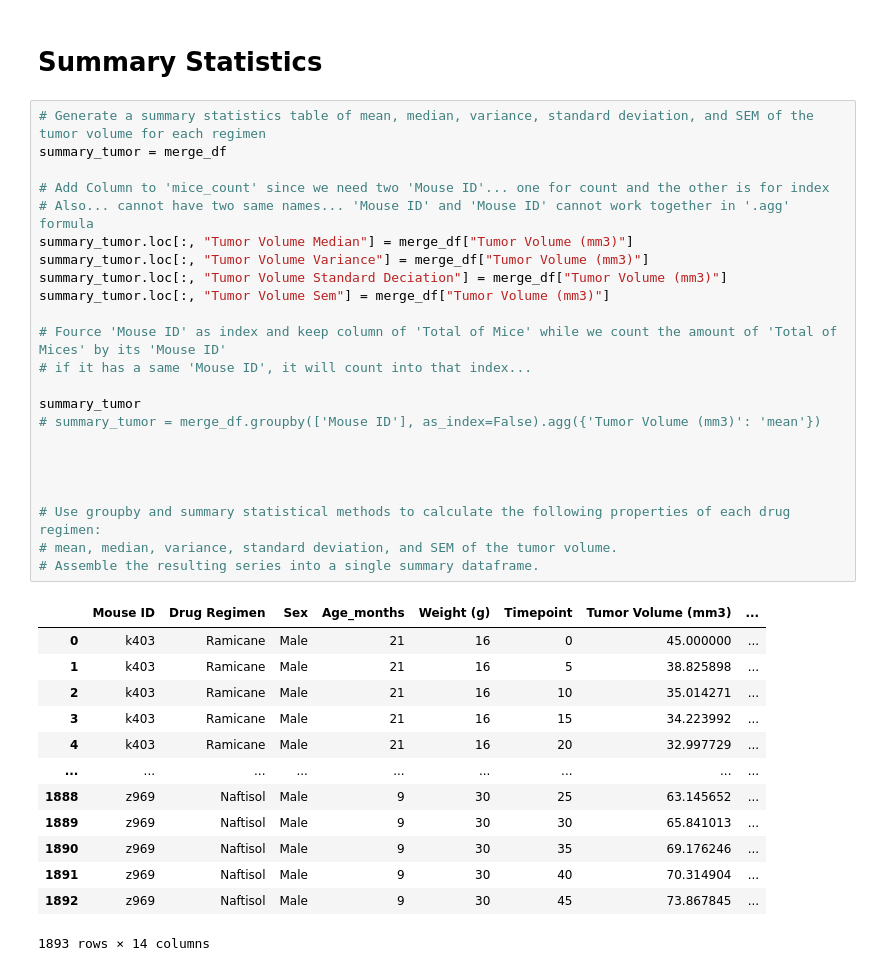
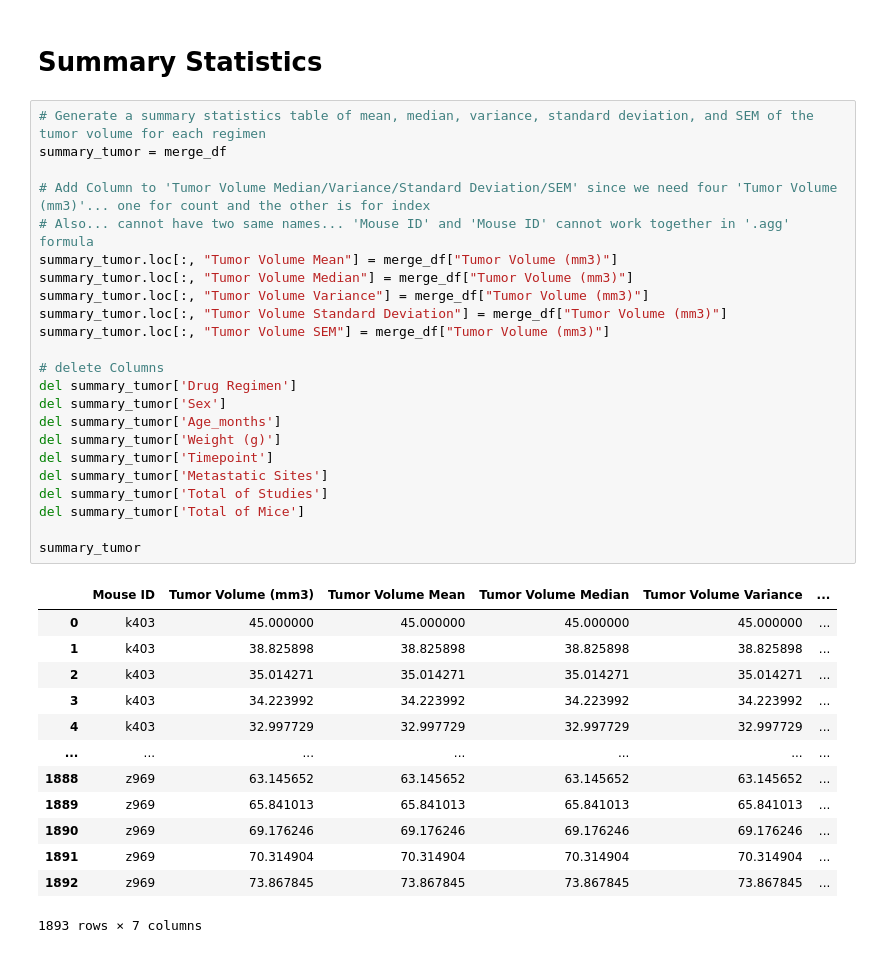
Before and after one commit to samuelroiz/Pymaceuticals_DA, a Jupyter notebook: Pymaceuticals_Code.ipynb, the cells around one changed output. Cells and saved outputs as stored; diff of their text form.

Commit message:
Code added. Almost done with Summary Stats.

```diff
--- a/Pymaceuticals_Code.ipynb
+++ b/Pymaceuticals_Code.ipynb
@@ -197,37 +198,37 @@ There are 10 mice studies for 'Mouse ID': 'a262'
 # %%
 # Generate a summary statistics table of mean, median, variance, standard deviation, and SEM of the tumor volume for each regimen
 summary_tumor = merge_df
 
-# Add Column to 'mice_count' since we need two 'Mouse ID'... one for count and the other is for index
+# Add Column to 'Tumor Volume Median/Variance/Standard Deviation/SEM' since we need four 'Tumor Volume (mm3)'... one for count and the other is for index
 # Also... cannot have two same names... 'Mouse ID' and 'Mouse ID' cannot work together in '.agg' formula
+summary_tumor.loc[:, "Tumor Volume Mean"] = merge_df["Tumor Volume (mm3)"]
 summary_tumor.loc[:, "Tumor Volume Median"] = merge_df["Tumor Volume (mm3)"]
 summary_tumor.loc[:, "Tumor Volume Variance"] = merge_df["Tumor Volume (mm3)"]
-summary_tumor.loc[:, "Tumor Volume Standard Deciation"] = merge_df["Tumor Volume (mm3)"]
-summary_tumor.loc[:, "Tumor Volume Sem"] = merge_df["Tumor Volume (mm3)"]
+summary_tumor.loc[:, "Tumor Volume Standard Deviation"] = merge_df["Tumor Volume (mm3)"]
+summary_tumor.loc[:, "Tumor Volume SEM"] = merge_df["Tumor Volume (mm3)"]
 
-# Fource 'Mouse ID' as index and keep column of 'Total of Mice' while we count the amount of 'Total of Mices' by its 'Mouse ID'
-# if it has a same 'Mouse ID', it will count into that index...
+# delete Columns
+del summary_tumor['Drug Regimen']
+del summary_tumor['Sex']
+del summary_tumor['Age_months']
+del summary_tumor['Weight (g)']
+del summary_tumor['Timepoint']
+del summary_tumor['Metastatic Sites']
+del summary_tumor['Total of Studies']
+del summary_tumor['Total of Mice']
 
 summary_tumor
-# summary_tumor = merge_df.groupby(['Mouse ID'], as_index=False).agg({'Tumor Volume (mm3)': 'mean'})
-
-
-
-
-# Use groupby and summary statistical methods to calculate the following properties of each drug regimen:
-# mean, median, variance, standard deviation, and SEM of the tumor volume.
-# Assemble the resulting series into a single summary dataframe.
 # %% [output]
-|  | Mouse ID | Drug Regimen | Sex | Age_months | Weight (g) | Timepoint | Tumor Volume (mm3) | ... |
-| 0 | k403 | Ramicane | Male | 21 | 16 | 0 | 45.000000 | ... |
-| 1 | k403 | Ramicane | Male | 21 | 16 | 5 | 38.825898 | ... |
-| 2 | k403 | Ramicane | Male | 21 | 16 | 10 | 35.014271 | ... |
-| 3 | k403 | Ramicane | Male | 21 | 16 | 15 | 34.223992 | ... |
-| 4 | k403 | Ramicane | Male | 21 | 16 | 20 | 32.997729 | ... |
-| ... | ... | ... | ... | ... | ... | ... | ... | ... |
-| 1888 | z969 | Naftisol | Male | 9 | 30 | 25 | 63.145652 | ... |
-| 1889 | z969 | Naftisol | Male | 9 | 30 | 30 | 65.841013 | ... |
-| 1890 | z969 | Naftisol | Male | 9 | 30 | 35 | 69.176246 | ... |
-| 1891 | z969 | Naftisol | Male | 9 | 30 | 40 | 70.314904 | ... |
-| 1892 | z969 | Naftisol | Male | 9 | 30 | 45 | 73.867845 | ... |
+|  | Mouse ID | Tumor Volume (mm3) | Tumor Volume Mean | Tumor Volume Median | Tumor Volume Variance | ... |
+| 0 | k403 | 45.000000 | 45.000000 | 45.000000 | 45.000000 | ... |
+| 1 | k403 | 38.825898 | 38.825898 | 38.825898 | 38.825898 | ... |
+| 2 | k403 | 35.014271 | 35.014271 | 35.014271 | 35.014271 | ... |
+| 3 | k403 | 34.223992 | 34.223992 | 34.223992 | 34.223992 | ... |
+| 4 | k403 | 32.997729 | 32.997729 | 32.997729 | 32.997729 | ... |
+| ... | ... | ... | ... | ... | ... | ... |
+| 1888 | z969 | 63.145652 | 63.145652 | 63.145652 | 63.145652 | ... |
+| 1889 | z969 | 65.841013 | 65.841013 | 65.841013 | 65.841013 | ... |
+| 1890 | z969 | 69.176246 | 69.176246 | 69.176246 | 69.176246 | ... |
+| 1891 | z969 | 70.314904 | 70.314904 | 70.314904 | 70.314904 | ... |
+| 1892 | z969 | 73.867845 | 73.867845 | 73.867845 | 73.867845 | ... |
-1893 rows × 14 columns
+1893 rows × 7 columns
```
Also changed, not shown: parts of 5 cells of this notebook.
